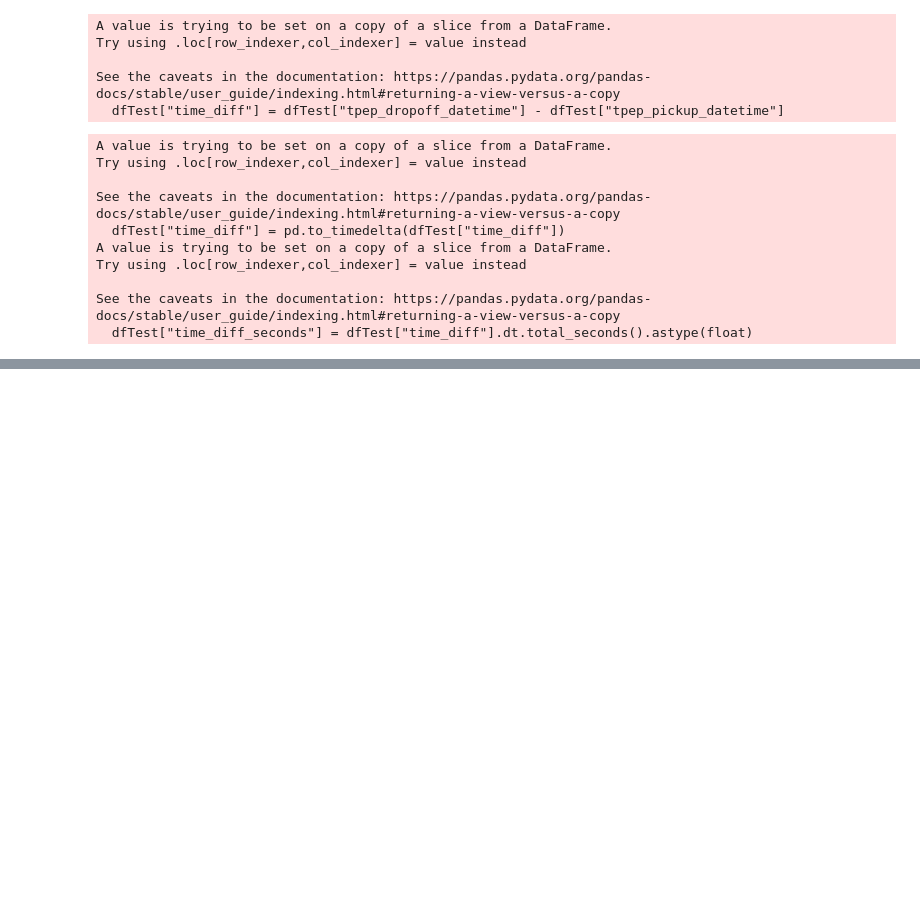
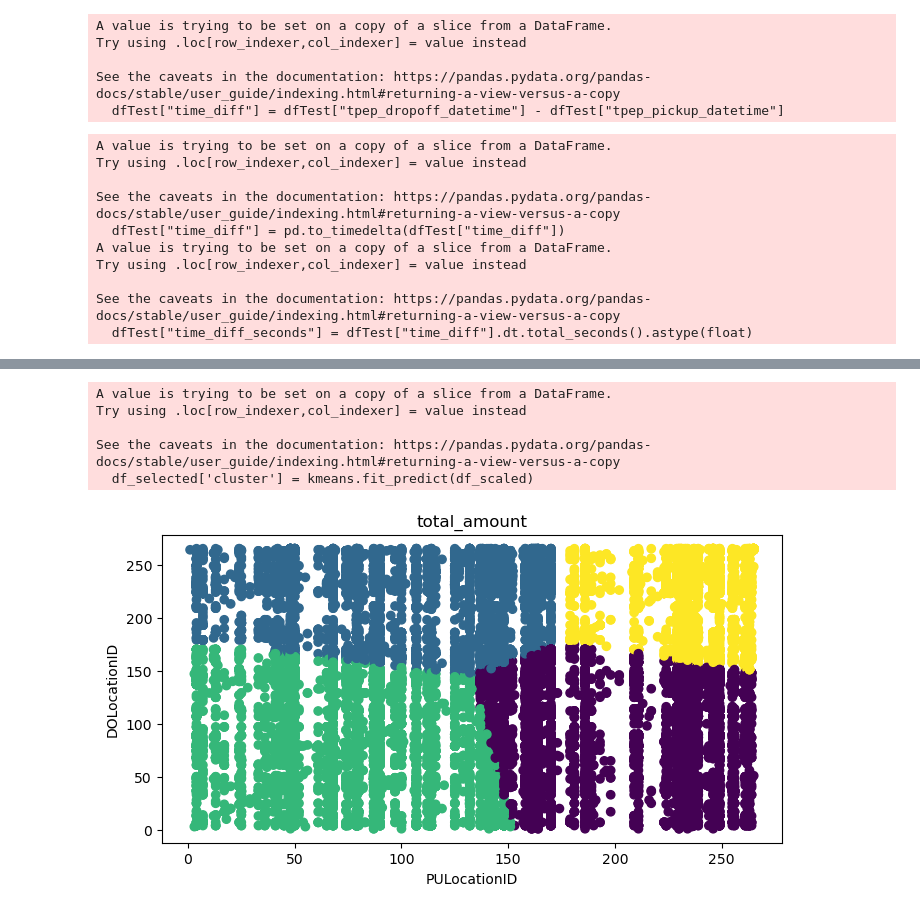
Before and after one commit to MaelGalliou/Project-Data-Integration, a Jupyter notebook: ml2.ipynb, the cells around one changed output, grey strips where cells are left out. Saved outputs shown, nothing was run; the diff lists cells and outputs as text; code cells hidden in the pictures; blank space fills up the shorter version.

```diff
--- a/ml2.ipynb
+++ b/ml2.ipynb
@@ -154,10 +155,0 @@ plot_elbow_method(dfTest[features])
-# %%
-#features = ["passenger_count", "trip_distance", "PULocationID", "time_diff_seconds", "total_amount"]
-#features =["trip_distance", "time_diff_seconds"]
-df_selected = dfTest[features]
-
-scaler = StandardScaler()
-df_scaled = scaler.fit_transform(df_selected)
-
-kmeans = KMeans(n_clusters=4, random_state=42)
-dfTest['cluster'] = kmeans.fit_predict(df_scaled)
@@ -240 +205,4 @@ Index(['VendorID', 'tpep_pickup_datetime', 'tpep_dropoff_datetime',
       dtype='object')
+# %%
+dfTest["trip_id"] = dfTest.apply(lambda row: "".join(sorted([str(row["PULocationID"]), str(row["DOLocationID"])])), axis=1)
+dfTest["trip_id"] = dfTest["trip_id"].astype(int)
@@ -240,0 +247,3 @@ Index(['VendorID', 'tpep_pickup_datetime', 'tpep_dropoff_datetime',
+# %%
+features = ["PULocationID", "DOLocationID", "total_amount"]
+plot_elbow_method(dfTest[features])
@@ -240,0 +252,29 @@ Index(['VendorID', 'tpep_pickup_datetime', 'tpep_dropoff_datetime',
+# %%
+df_selected = dfTest[features]
+
+scaler = MinMaxScaler()
+df_scaled = scaler.fit_transform(df_selected[features])
+df_scaled = pd.DataFrame(scaler.fit_transform(df_selected), columns=df_selected.columns, index=df_selected.index)
+#df_scaled = df_selected.copy()
+
+
+kmeans = KMeans(n_clusters=4, random_state=42)
+df_selected['cluster'] = kmeans.fit_predict(df_scaled)
+# %% [output]
+A value is trying to be set on a copy of a slice from a DataFrame.
+Try using .loc[row_indexer,col_indexer] = value instead
+
+See the caveats in the documentation: https://pandas.pydata.org/pandas-docs/stable/user_guide/indexing.html#returning-a-view-versus-a-copy
+  df_selected['cluster'] = kmeans.fit_predict(df_scaled)
+# %%
+plt.figure(figsize=(8, 4))
+
+plt.scatter(df_selected["PULocationID"], df_selected["DOLocationID"], c=df_selected['cluster'], cmap='viridis', marker='o')
+
+plt.xlabel(features[0])
+plt.ylabel(features[1])
+plt.title(features[-1])
+
+plt.show()
+# %% [output]
+[figure, added]
```
Also changed, not shown: parts of 53 cells of this notebook.
